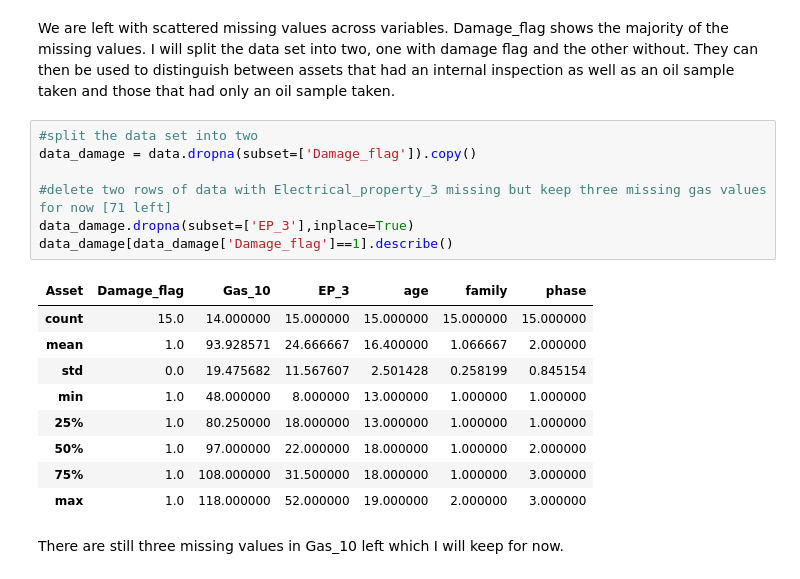
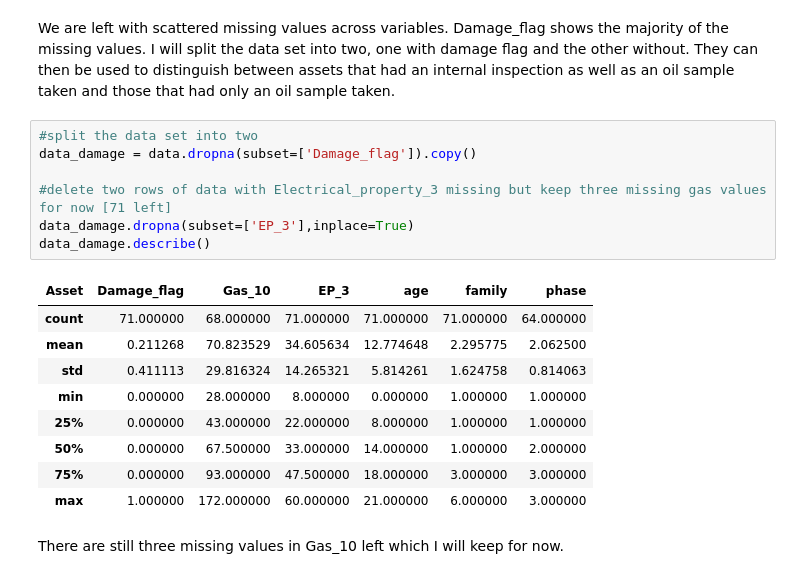
Before and after one commit to S-Black/Examples, a Jupyter notebook: NG_Exercise.ipynb, the cells around one changed output. Cells and saved outputs as stored; diff of their text form.

```diff
--- a/NG_Exercise.ipynb
+++ b/NG_Exercise.ipynb
@@ -192,20 +210,20 @@ We are left with scattered missing values across variables. Damage_flag shows th
 # %%
 #split the data set into two
 data_damage = data.dropna(subset=['Damage_flag']).copy()
 
 #delete two rows of data with Electrical_property_3 missing but keep three missing gas values for now [71 left]
 data_damage.dropna(subset=['EP_3'],inplace=True)
-data_damage[data_damage['Damage_flag']==1].describe()
+data_damage.describe()
 # %% [output]
 | Asset | Damage_flag | Gas_10 | EP_3 | age | family | phase |
-| count | 15.0 | 14.000000 | 15.000000 | 15.000000 | 15.000000 | 15.000000 |
-| mean | 1.0 | 93.928571 | 24.666667 | 16.400000 | 1.066667 | 2.000000 |
-| std | 0.0 | 19.475682 | 11.567607 | 2.501428 | 0.258199 | 0.845154 |
-| min | 1.0 | 48.000000 | 8.000000 | 13.000000 | 1.000000 | 1.000000 |
-| 25% | 1.0 | 80.250000 | 18.000000 | 13.000000 | 1.000000 | 1.000000 |
-| 50% | 1.0 | 97.000000 | 22.000000 | 18.000000 | 1.000000 | 2.000000 |
-| 75% | 1.0 | 108.000000 | 31.500000 | 18.000000 | 1.000000 | 3.000000 |
-| max | 1.0 | 118.000000 | 52.000000 | 19.000000 | 2.000000 | 3.000000 |
+| count | 71.000000 | 68.000000 | 71.000000 | 71.000000 | 71.000000 | 64.000000 |
+| mean | 0.211268 | 70.823529 | 34.605634 | 12.774648 | 2.295775 | 2.062500 |
+| std | 0.411113 | 29.816324 | 14.265321 | 5.814261 | 1.624758 | 0.814063 |
+| min | 0.000000 | 28.000000 | 8.000000 | 0.000000 | 1.000000 | 1.000000 |
+| 25% | 0.000000 | 43.000000 | 22.000000 | 8.000000 | 1.000000 | 1.000000 |
+| 50% | 0.000000 | 67.500000 | 33.000000 | 14.000000 | 1.000000 | 2.000000 |
+| 75% | 0.000000 | 93.000000 | 47.500000 | 18.000000 | 3.000000 | 3.000000 |
+| max | 1.000000 | 172.000000 | 60.000000 | 21.000000 | 6.000000 | 3.000000 |
 # %% [markdown]
 There are still three missing values in Gas_10 left which I will keep for now.
 # %%
```
Also changed, not shown: parts of 20 cells of this notebook.
